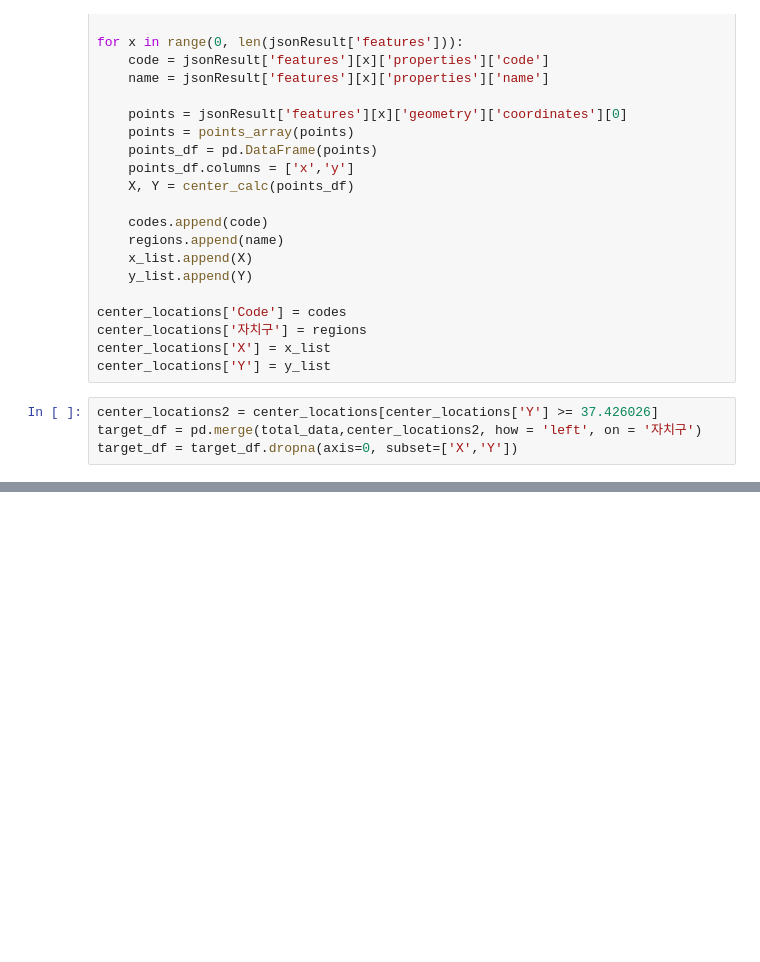
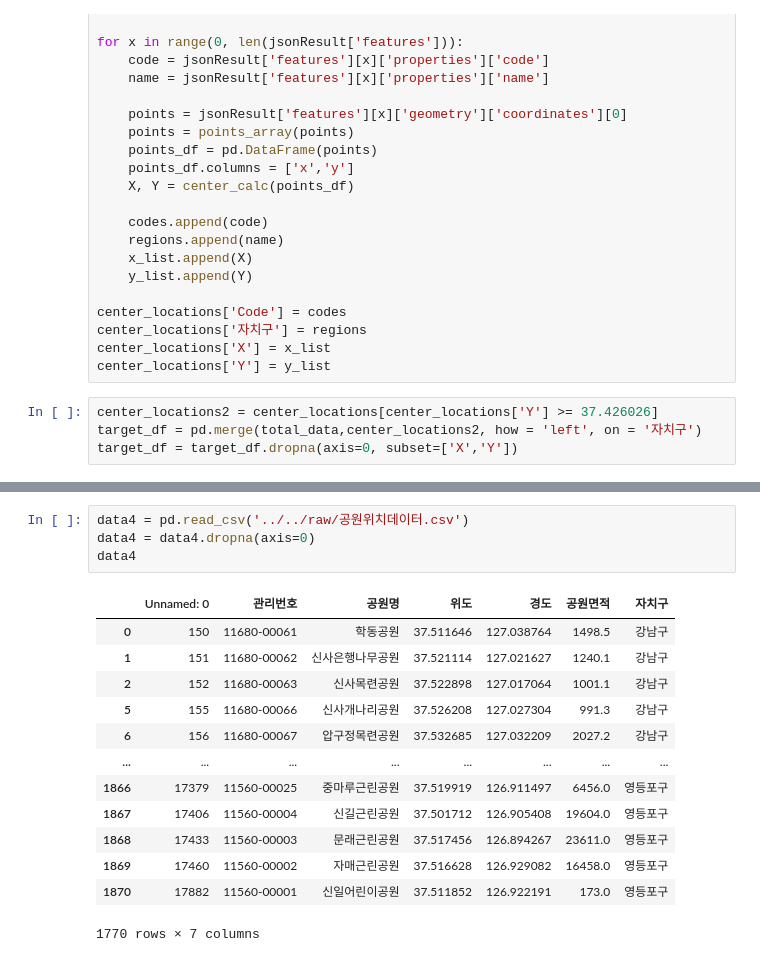
Before and after one commit to visual-project/walk-with-me, a Jupyter notebook: 시각화/junghun/서울시 행정구역별 지도 시각화.ipynb, the cells around one changed output, grey strips where cells are left out. Drawn from its saved outputs; the diff is of its cells as text; blank space fills up the shorter version.

```diff
--- a/시각화/junghun/서울시 행정구역별 지도 시각화.ipynb
+++ b/시각화/junghun/서울시 행정구역별 지도 시각화.ipynb
@@ -134,0 +201,18 @@ m
+# %%
+data4 = pd.read_csv('../../raw/공원위치데이터.csv')
+data4 = data4.dropna(axis=0)
+data4
+# %% [output]
+|  | Unnamed: 0 | 관리번호 | 공원명 | 위도 | 경도 | 공원면적 | 자치구 |
+| 0 | 150 | 11680-00061 | 학동공원 | 37.511646 | 127.038764 | 1498.5 | 강남구 |
+| 1 | 151 | 11680-00062 | 신사은행나무공원 | 37.521114 | 127.021627 | 1240.1 | 강남구 |
+| 2 | 152 | 11680-00063 | 신사목련공원 | 37.522898 | 127.017064 | 1001.1 | 강남구 |
+| 5 | 155 | 11680-00066 | 신사개나리공원 | 37.526208 | 127.027304 | 991.3 | 강남구 |
+| 6 | 156 | 11680-00067 | 압구정목련공원 | 37.532685 | 127.032209 | 2027.2 | 강남구 |
+| ... | ... | ... | ... | ... | ... | ... | ... |
+| 1866 | 17379 | 11560-00025 | 중마루근린공원 | 37.519919 | 126.911497 | 6456.0 | 영등포구 |
+| 1867 | 17406 | 11560-00004 | 신길근린공원 | 37.501712 | 126.905408 | 19604.0 | 영등포구 |
+| 1868 | 17433 | 11560-00003 | 문래근린공원 | 37.517456 | 126.894267 | 23611.0 | 영등포구 |
+| 1869 | 17460 | 11560-00002 | 자매근린공원 | 37.516628 | 126.929082 | 16458.0 | 영등포구 |
+| 1870 | 17882 | 11560-00001 | 신일어린이공원 | 37.511852 | 126.922191 | 173.0 | 영등포구 |
+1770 rows × 7 columns
```
Also changed, not shown: parts of 7 cells of this notebook, 2 other files.
